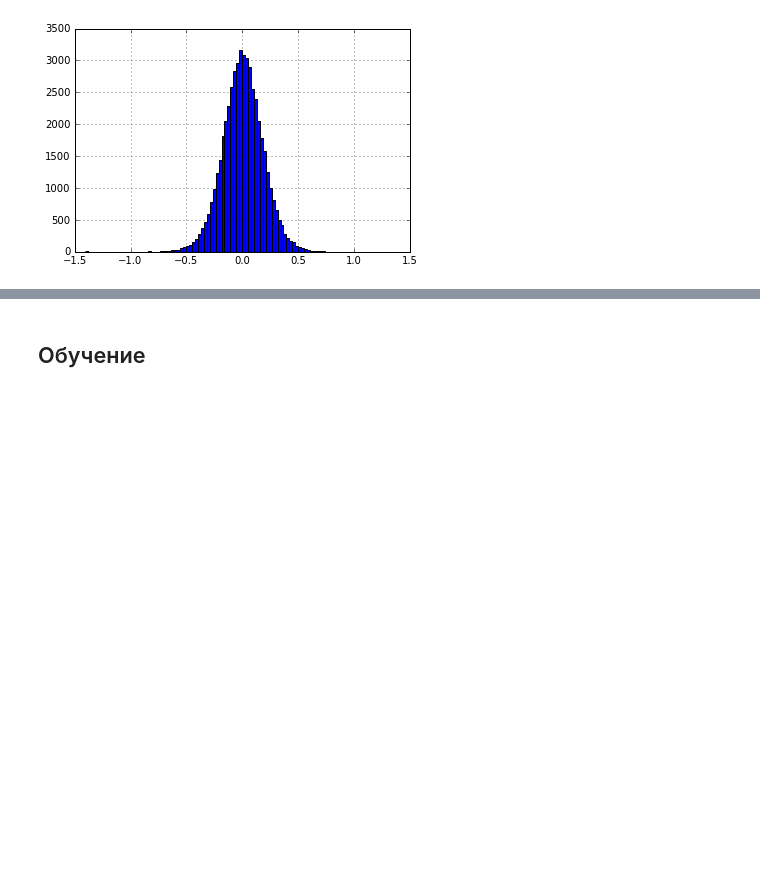
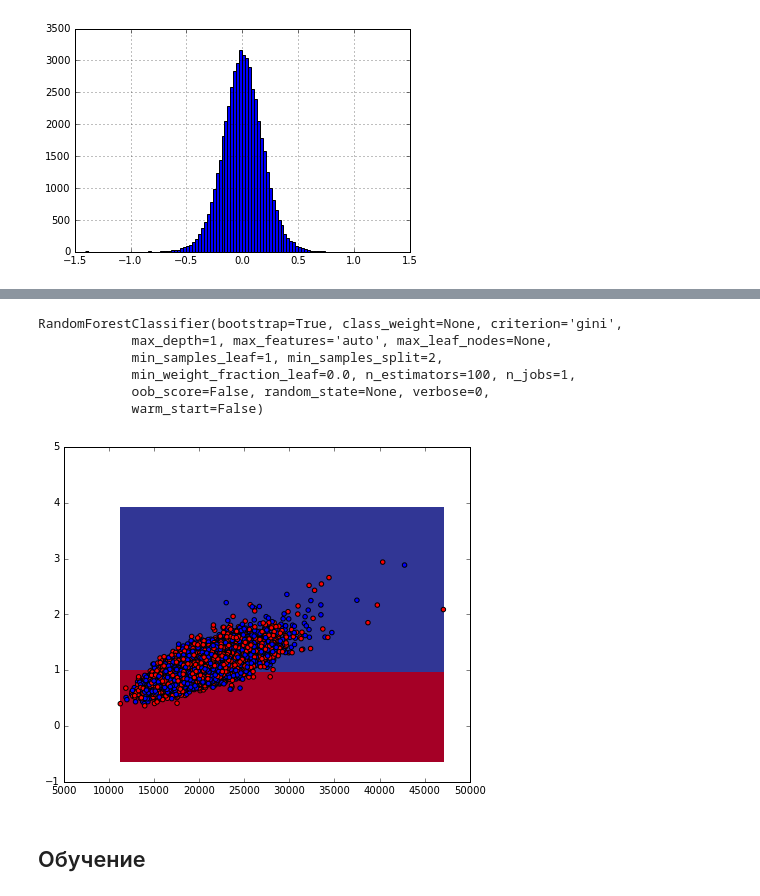
Before and after one commit to grwlf/algo_club, a Jupyter notebook: sandbox/users/smironov/contest-dota.ipynb, the cells around one changed output, grey strips where cells are left out. Cells and saved outputs as stored; diff of their text form; code cells hidden in the pictures; blank space fills up the shorter version.

Commit message:
smironov: Add two-parametric learner with visualisation

```diff
--- a/sandbox/users/smironov/contest-dota.ipynb
+++ b/sandbox/users/smironov/contest-dota.ipynb
@@ -98,0 +106,5 @@ np.log(gold_end.ratio).hist(bins=100)
+# %%
+data = pd.merge(train,gold_end,on='mid',how='left')
+X = data.drop(['mid', 'radiant_won'], axis=1).drop(team0 + team1 + ["gold_team1"], axis=1)
+Y = data['radiant_won']
+X.head()
@@ -99,2 +118,35 @@ np.log(gold_end.ratio).hist(bins=100)
+# %%
+clf = sk.RandomForestClassifier(n_estimators=100, max_depth=1)
+clf.fit(X, Y)
+# %% [output]
+RandomForestClassifier(bootstrap=True, class_weight=None, criterion='gini',
+            max_depth=1, max_features='auto', max_leaf_nodes=None,
+            min_samples_leaf=1, min_samples_split=2,
+            min_weight_fraction_leaf=0.0, n_estimators=100, n_jobs=1,
+            oob_score=False, random_state=None, verbose=0,
+            warm_start=False)
+# %%
+def get_meshgrid(X, f1, f2, npoints=100, border=1):
+    step1 = (X[f1].max() - X[f1].min()) / npoints
+    step2 = (X[f2].max() - X[f2].min()) / npoints
+    x1_min, x1_max = X[f1].min() - border, X[f1].max() + border
+    x2_min, x2_max = X[f2].min() - border, X[f2].max() + border
+    xx1, xx2 = np.meshgrid(np.arange(x1_min, x1_max, step1), np.arange(x2_min, x2_max, step2))
+    return xx1,xx2
+
+def vis_mesh(clf, X, Y, f1,f2):
+    plt.figure(figsize=(16,6))
+    plt.subplot(1,2,1)
+    xx1,xx2 = get_meshgrid(X, f1,f2)
+    xgr = np.c_[xx1.ravel(), xx2.ravel()]
+    y = clf.predict(xgr).reshape(xx1.shape)
+    plt.pcolormesh(xx1,xx2,y, cmap=plt.cm.RdYlBu)
+    c = ['r' if y==0 else 'b' for y in Y]
+    Xrnd = X.sample(frac=1)
+    plt.scatter(Xrnd[f1].iloc[:], Xrnd[f2].iloc[:], c=c, cmap=plt.cm.RdYlBu)
+
+vis_mesh(clf, X, Y, "gold_team0", "ratio")
+# %% [output]
+[figure, added]
 # %% [markdown]
 ## Обучение
```
Also changed, not shown: parts of 5 cells of this notebook.
